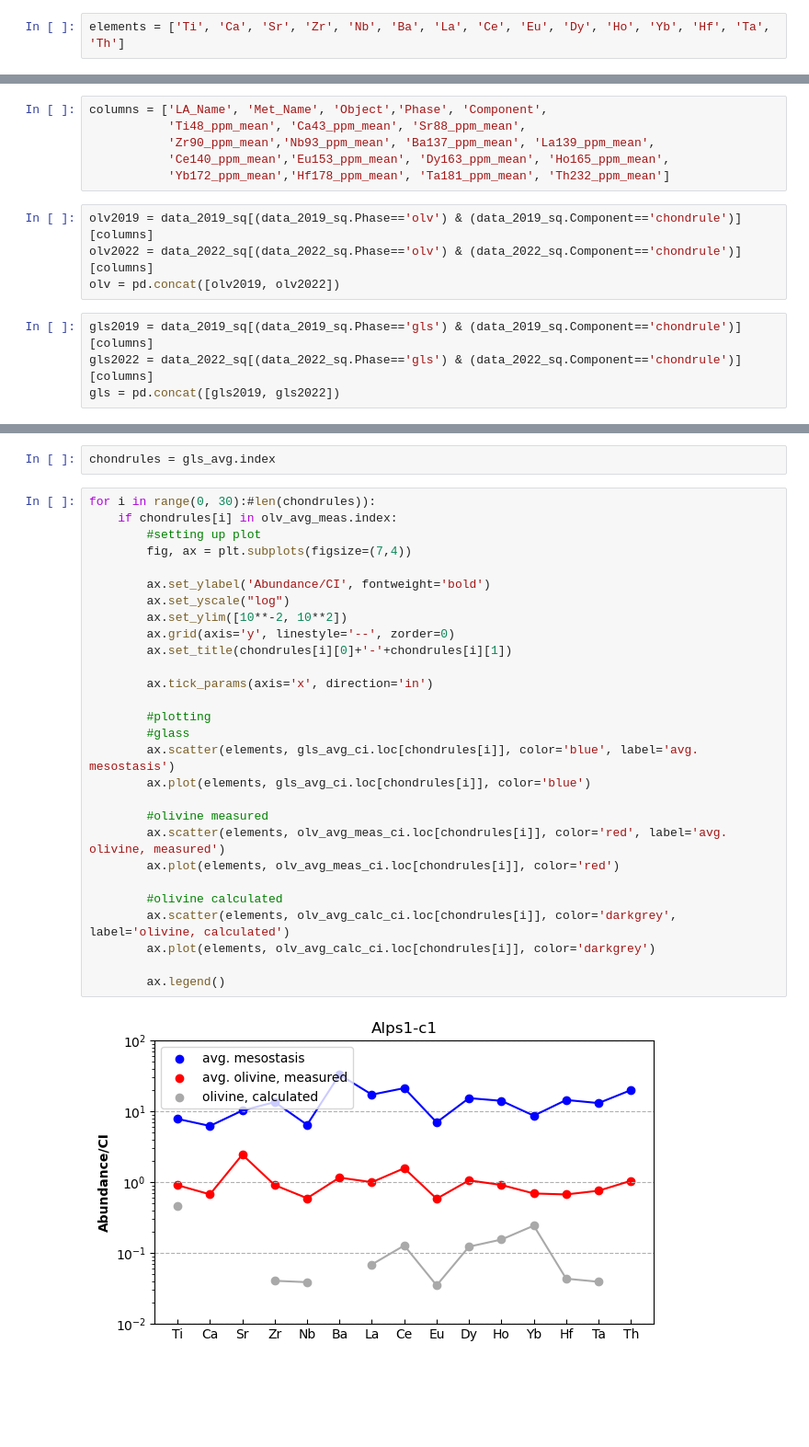
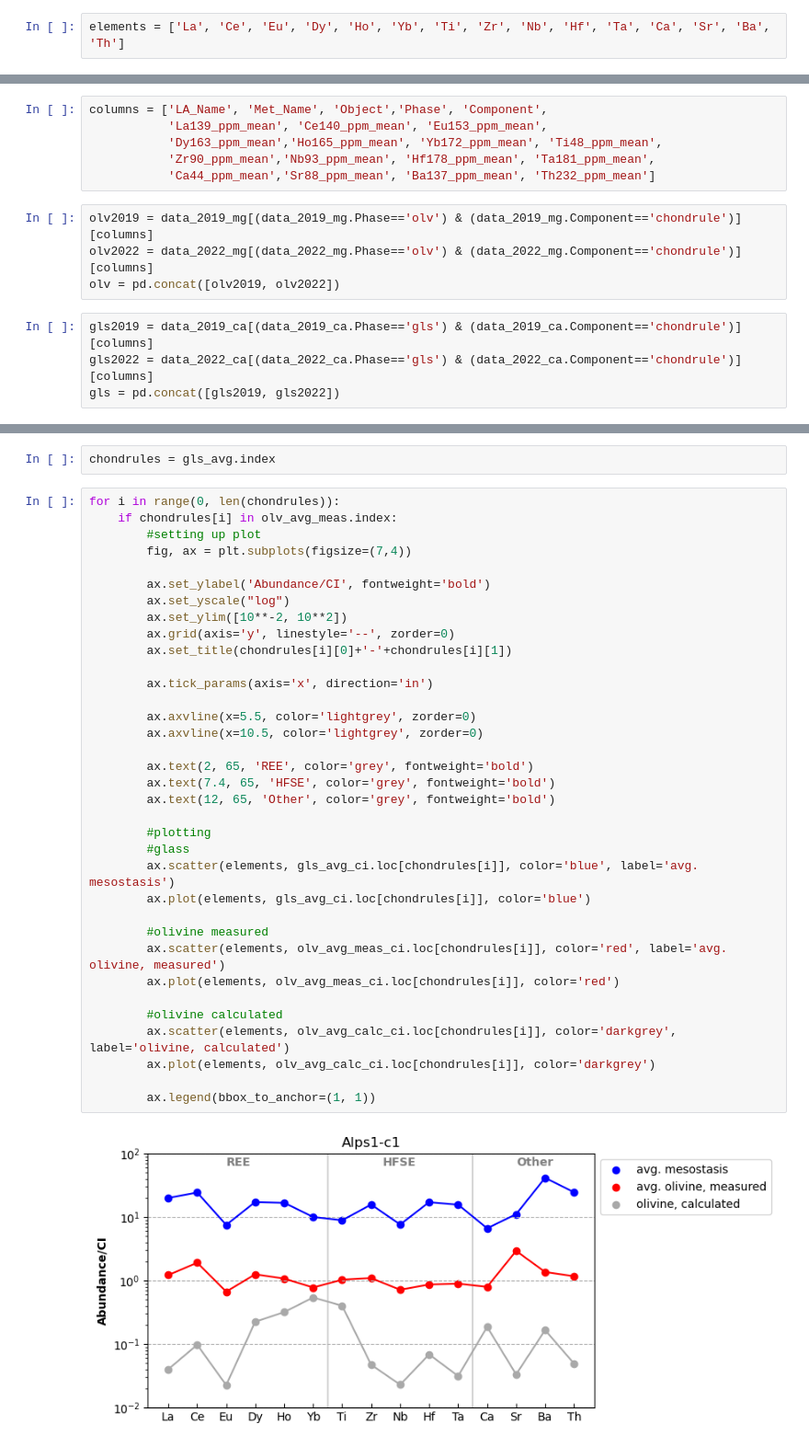
Before and after one commit to JGCAITLIN/HFSE, a Jupyter notebook: partition_coeff.ipynb, the cells around one changed output, grey strips where cells are left out. Shown at 92% size. Saved outputs shown, nothing was run; the diff lists cells and outputs as text; blank space fills up the shorter version.

Commit message:
tidied up plots

```diff
--- a/partition_coeff.ipynb
+++ b/partition_coeff.ipynb
@@ -102,5 +103,5 @@ ci = [CI.Ti, CI.Ca, CI.Sr, CI.Zr, CI.Nb, CI.Ba, CI.La, CI.Ce, CI.Eu, CI.Dy, CI.H
 # %%
-elements = ['Ti', 'Ca', 'Sr', 'Zr', 'Nb', 'Ba', 'La', 'Ce', 'Eu', 'Dy', 'Ho', 'Yb', 'Hf', 'Ta', 'Th']
+elements = ['La', 'Ce', 'Eu', 'Dy', 'Ho', 'Yb', 'Ti', 'Zr', 'Nb', 'Hf', 'Ta', 'Ca', 'Sr', 'Ba', 'Th']
 # %%
 Di
 # %% [output]
@@ -124,17 +125,17 @@ Di
 ## cleaning up data
 # %%
 columns = ['LA_Name', 'Met_Name', 'Object','Phase', 'Component',
-           'Ti48_ppm_mean', 'Ca43_ppm_mean', 'Sr88_ppm_mean',
-           'Zr90_ppm_mean','Nb93_ppm_mean', 'Ba137_ppm_mean', 'La139_ppm_mean',
-           'Ce140_ppm_mean','Eu153_ppm_mean', 'Dy163_ppm_mean', 'Ho165_ppm_mean',
-           'Yb172_ppm_mean','Hf178_ppm_mean', 'Ta181_ppm_mean', 'Th232_ppm_mean']
+           'La139_ppm_mean', 'Ce140_ppm_mean', 'Eu153_ppm_mean',
+           'Dy163_ppm_mean','Ho165_ppm_mean', 'Yb172_ppm_mean', 'Ti48_ppm_mean',
+           'Zr90_ppm_mean','Nb93_ppm_mean', 'Hf178_ppm_mean', 'Ta181_ppm_mean',
+           'Ca44_ppm_mean','Sr88_ppm_mean', 'Ba137_ppm_mean', 'Th232_ppm_mean']
 # %%
-olv2019 = data_2019_sq[(data_2019_sq.Phase=='olv') & (data_2019_sq.Component=='chondrule')][columns]
-olv2022 = data_2022_sq[(data_2022_sq.Phase=='olv') & (data_2022_sq.Component=='chondrule')][columns]
+olv2019 = data_2019_mg[(data_2019_mg.Phase=='olv') & (data_2019_mg.Component=='chondrule')][columns]
+olv2022 = data_2022_mg[(data_2022_mg.Phase=='olv') & (data_2022_mg.Component=='chondrule')][columns]
 olv = pd.concat([olv2019, olv2022])
 # %%
-gls2019 = data_2019_sq[(data_2019_sq.Phase=='gls') & (data_2019_sq.Component=='chondrule')][columns]
-gls2022 = data_2022_sq[(data_2022_sq.Phase=='gls') & (data_2022_sq.Component=='chondrule')][columns]
+gls2019 = data_2019_ca[(data_2019_ca.Phase=='gls') & (data_2019_ca.Component=='chondrule')][columns]
+gls2022 = data_2022_ca[(data_2022_ca.Phase=='gls') & (data_2022_ca.Component=='chondrule')][columns]
 gls = pd.concat([gls2019, gls2022])
 # %%
 gls_avg = gls.groupby(['Met_Name', 'Object']).mean()
@@ -147,32 +148,39 @@ olv_avg_calc_ci = gls_avg_ci.mul(np.array(Di.D_i), axis=1)
 # %%
 chondrules = gls_avg.index
 # %%
-for i in range(0, 30):#len(chondrules)):
+for i in range(0, len(chondrules)):
     if chondrules[i] in olv_avg_meas.index:
         #setting up plot
         fig, ax = plt.subplots(figsize=(7,4))
 
         ax.set_ylabel('Abundance/CI', fontweight='bold')
         ax.set_yscale("log")
         ax.set_ylim([10**-2, 10**2])
         ax.grid(axis='y', linestyle='--', zorder=0)
         ax.set_title(chondrules[i][0]+'-'+chondrules[i][1])
 
         ax.tick_params(axis='x', direction='in')
+
+        ax.axvline(x=5.5, color='lightgrey', zorder=0)
+        ax.axvline(x=10.5, color='lightgrey', zorder=0)
+
+        ax.text(2, 65, 'REE', color='grey', fontweight='bold')
+        ax.text(7.4, 65, 'HFSE', color='grey', fontweight='bold')
+        ax.text(12, 65, 'Other', color='grey', fontweight='bold')
 
         #plotting
         #glass
         ax.scatter(elements, gls_avg_ci.loc[chondrules[i]], color='blue', label='avg. mesostasis')
         ax.plot(elements, gls_avg_ci.loc[chondrules[i]], color='blue')
 
         #olivine measured
         ax.scatter(elements, olv_avg_meas_ci.loc[chondrules[i]], color='red', label='avg. olivine, measured')
         ax.plot(elements, olv_avg_meas_ci.loc[chondrules[i]], color='red')
 
         #olivine calculated
         ax.scatter(elements, olv_avg_calc_ci.loc[chondrules[i]], color='darkgrey', label='olivine, calculated')
         ax.plot(elements, olv_avg_calc_ci.loc[chondrules[i]], color='darkgrey')
 
-        ax.legend()
+        ax.legend(bbox_to_anchor=(1, 1))
 # %% [output]
-[figure, old version]
+[figure, new version]
```
Also changed, not shown: parts of 4 cells of this notebook.
